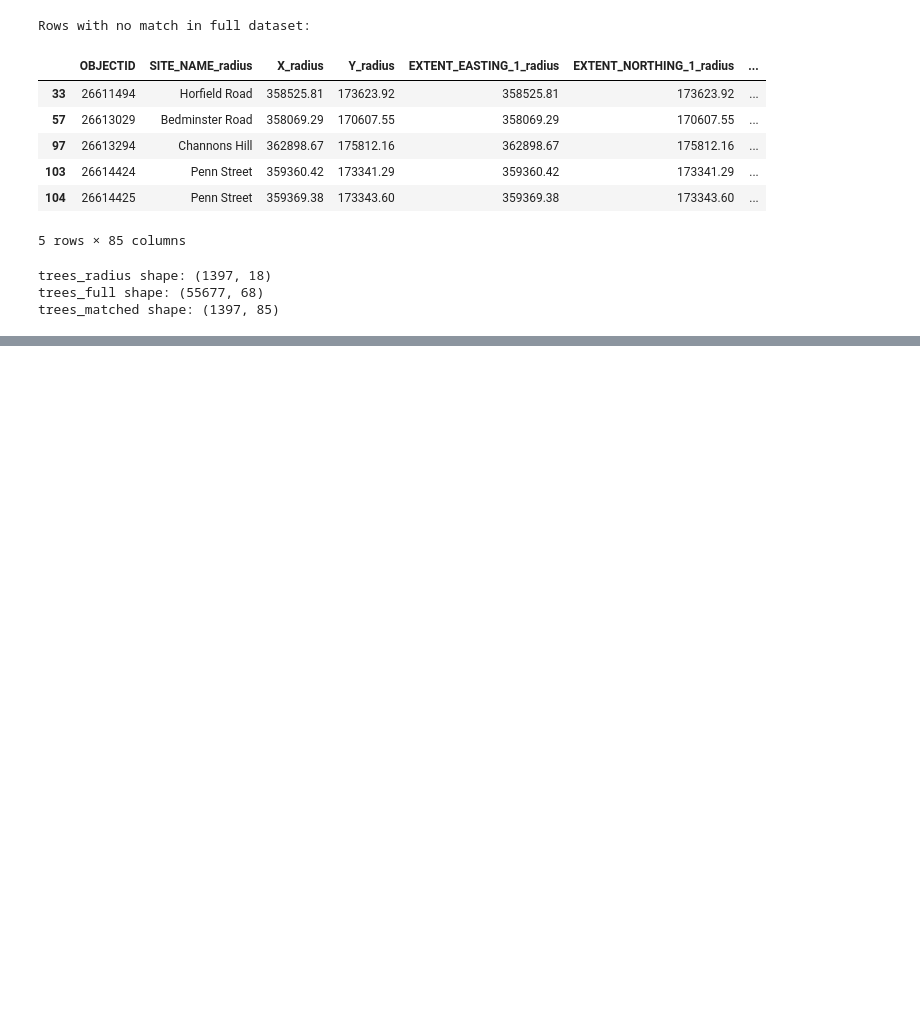
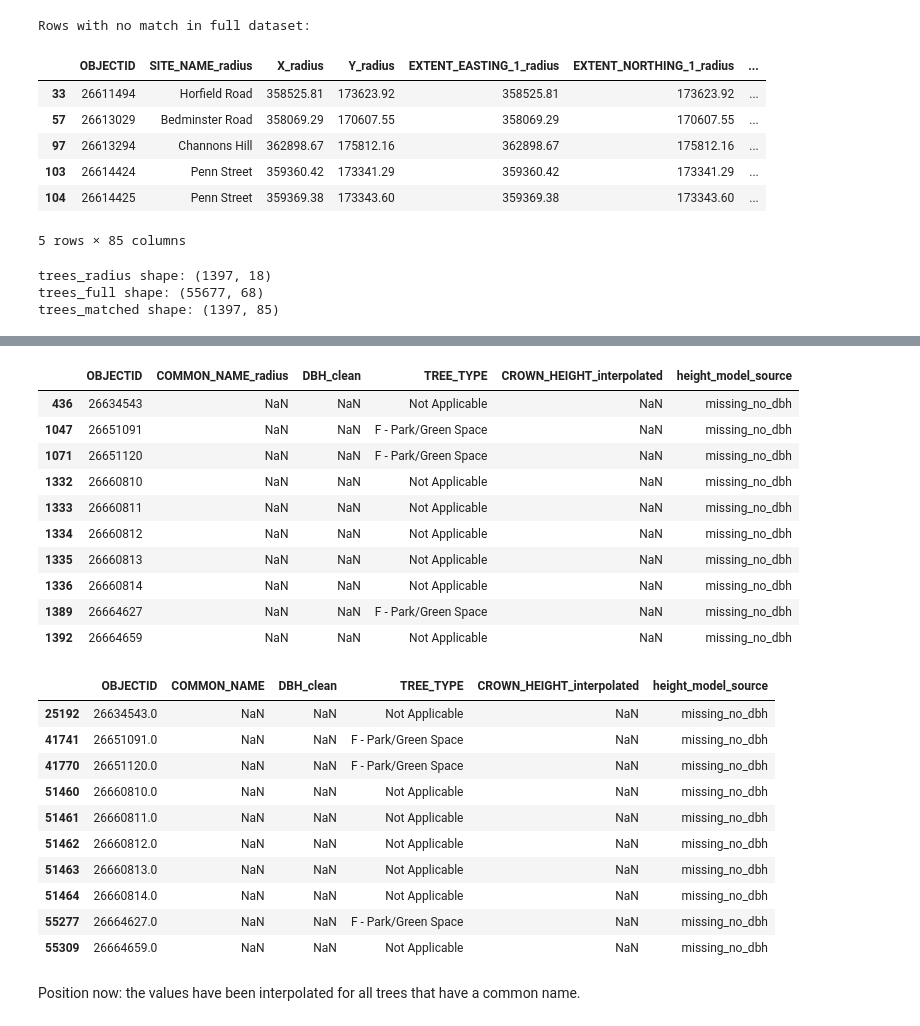
Before and after one commit to livbrannan/Quantify-Bristol-Trees-on-Traffic-NOx, a Jupyter notebook: Tree_data_processing/crown_height_interpolated.ipynb, the cells around one changed output, grey strips where cells are left out. Drawn from its saved outputs; the diff is of its cells as text; code cells hidden in the pictures; blank space fills up the shorter version.

```diff
--- a/Tree_data_processing/crown_height_interpolated.ipynb
+++ b/Tree_data_processing/crown_height_interpolated.ipynb
@@ -47,0 +210,47 @@ trees_matched shape: (1397, 85)
+# %%
+remaining_nan = trees_matched[trees_matched["CROWN_HEIGHT_interpolated"].isna()].copy()
+
+problem_ids = remaining_nan["OBJECTID"].unique()
+
+display(trees_matched[trees_matched["OBJECTID"].isin(problem_ids)][[
+    "OBJECTID",
+    "COMMON_NAME_radius",
+    "DBH_clean",
+    "TREE_TYPE",
+    "CROWN_HEIGHT_interpolated",
+    "height_model_source"
+]])
+
+display(trees_full[trees_full["OBJECTID"].isin(problem_ids)][[
+    "OBJECTID",
+    "COMMON_NAME",
+    "DBH_clean",
+    "TREE_TYPE",
+    "CROWN_HEIGHT_interpolated",
+    "height_model_source"
+]])
+# %% [output]
+|  | OBJECTID | COMMON_NAME_radius | DBH_clean | TREE_TYPE | CROWN_HEIGHT_interpolated | height_model_source |
+| 436 | 26634543 | NaN | NaN | Not Applicable | NaN | missing_no_dbh |
+| 1047 | 26651091 | NaN | NaN | F - Park/Green Space | NaN | missing_no_dbh |
+| 1071 | 26651120 | NaN | NaN | F - Park/Green Space | NaN | missing_no_dbh |
+| 1332 | 26660810 | NaN | NaN | Not Applicable | NaN | missing_no_dbh |
+| 1333 | 26660811 | NaN | NaN | Not Applicable | NaN | missing_no_dbh |
+| 1334 | 26660812 | NaN | NaN | Not Applicable | NaN | missing_no_dbh |
+| 1335 | 26660813 | NaN | NaN | Not Applicable | NaN | missing_no_dbh |
+| 1336 | 26660814 | NaN | NaN | Not Applicable | NaN | missing_no_dbh |
+| 1389 | 26664627 | NaN | NaN | F - Park/Green Space | NaN | missing_no_dbh |
+| 1392 | 26664659 | NaN | NaN | Not Applicable | NaN | missing_no_dbh |
+|  | OBJECTID | COMMON_NAME | DBH_clean | TREE_TYPE | CROWN_HEIGHT_interpolated | height_model_source |
+| 25192 | 26634543.0 | NaN | NaN | Not Applicable | NaN | missing_no_dbh |
+| 41741 | 26651091.0 | NaN | NaN | F - Park/Green Space | NaN | missing_no_dbh |
+| 41770 | 26651120.0 | NaN | NaN | F - Park/Green Space | NaN | missing_no_dbh |
+| 51460 | 26660810.0 | NaN | NaN | Not Applicable | NaN | missing_no_dbh |
+| 51461 | 26660811.0 | NaN | NaN | Not Applicable | NaN | missing_no_dbh |
+| 51462 | 26660812.0 | NaN | NaN | Not Applicable | NaN | missing_no_dbh |
+| 51463 | 26660813.0 | NaN | NaN | Not Applicable | NaN | missing_no_dbh |
+| 51464 | 26660814.0 | NaN | NaN | Not Applicable | NaN | missing_no_dbh |
+| 55277 | 26664627.0 | NaN | NaN | F - Park/Green Space | NaN | missing_no_dbh |
+| 55309 | 26664659.0 | NaN | NaN | Not Applicable | NaN | missing_no_dbh |
+# %% [markdown]
+Position now: the values have been interpolated for all trees that have a common name.
```
Also changed, not shown: parts of 11 cells of this notebook.
